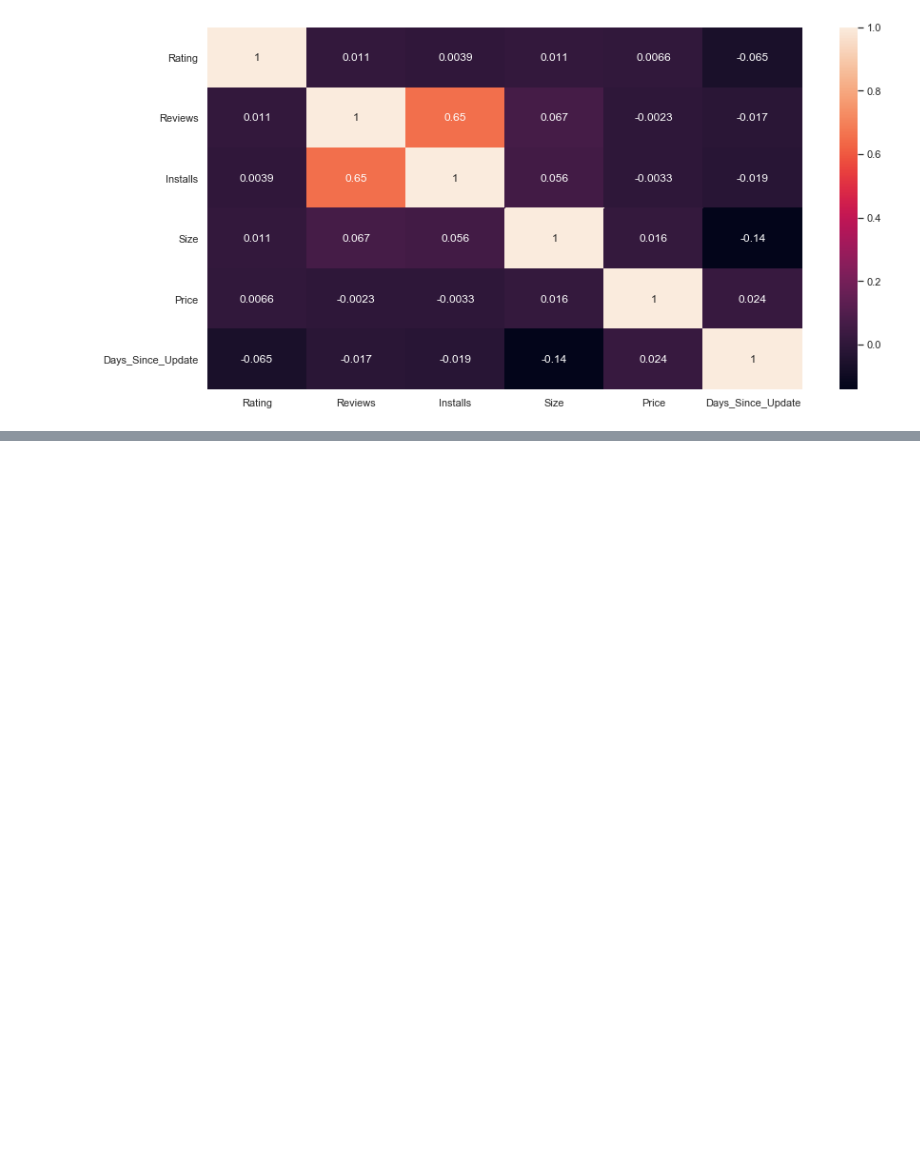
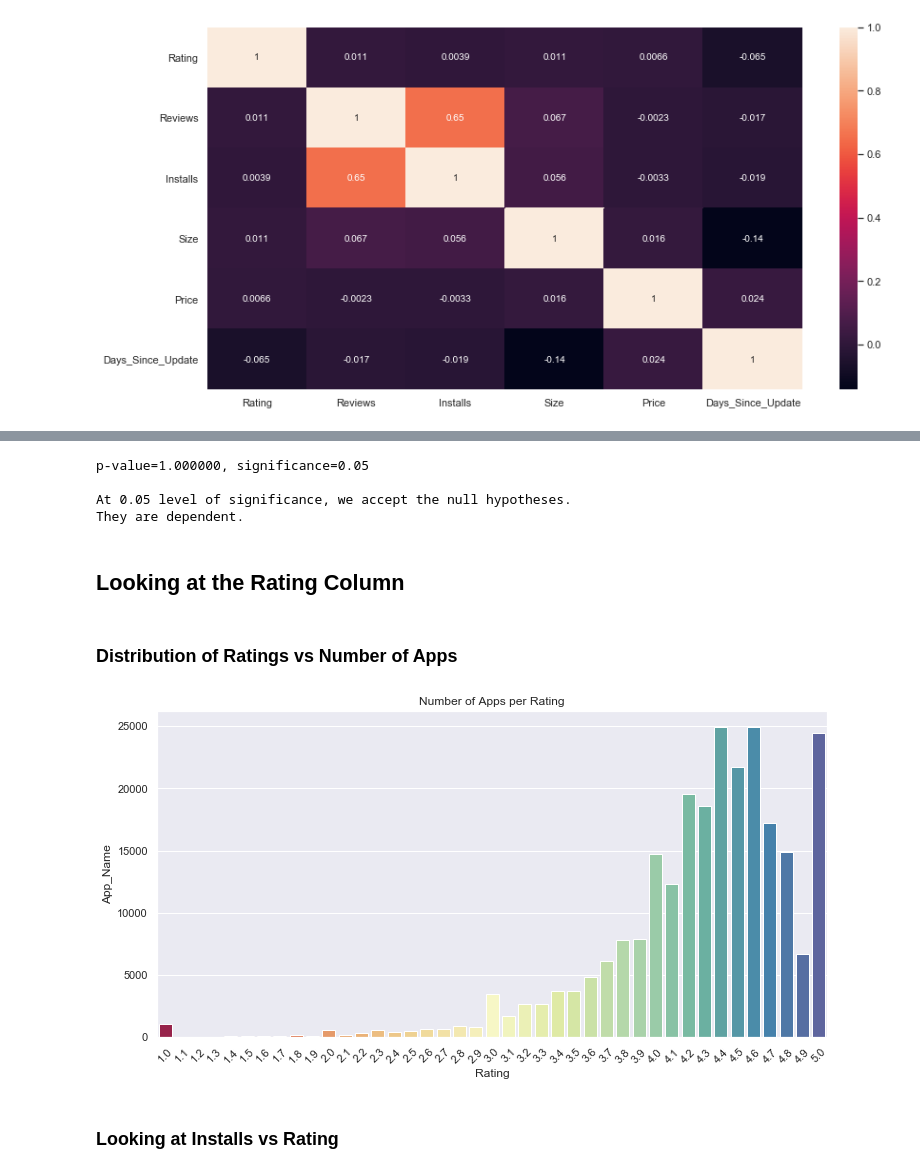
Before and after one commit to ZacharyVillarreal/Google-Play-Store-Download-Analysis, a Jupyter notebook: src/Google_Play_Store_EDA.ipynb, the cells around one changed output, grey strips where cells are left out. Saved outputs shown, nothing was run; the diff lists cells and outputs as text; code cells hidden in the pictures; blank space fills up the shorter version.

```diff
--- a/src/Google_Play_Store_EDA.ipynb
+++ b/src/Google_Play_Store_EDA.ipynb
@@ -160,0 +187,38 @@ plt.ylim(b, t);
+# %%
+# Printing out the results vs the null hypothesis
+reviews_installs_category.set_index('Category', inplace=True)
+chi, pval, dof, exp = stats.chi2_contingency(reviews_installs_category)
+significance = 0.05
+print('p-value=%.6f, significance=%.2f\n' % (pval, significance))
+if pval < significance:
+    print("""At %.2f level of significance, we reject the null hypotheses and accept H1.
+They are not independent.""" % (significance))
+else:
+    print("""At %.2f level of significance, we accept the null hypotheses.
+They are dependent.""" % (significance))
+# %% [output]
+p-value=1.000000, significance=0.05
+
+At 0.05 level of significance, we accept the null hypotheses.
+They are dependent.
+# %% [markdown]
+## Looking at the Rating Column
+# %% [markdown]
+### Distribution of Ratings vs Number of Apps
+# %%
+# Initializing a DataFrame that groups by Rating and counts the number of times it occurs
+review_distribution = pd.DataFrame(play_store_data.groupby('Rating').count()['App_Name']).reset_index()
+review_distribution.Rating  = review_distribution.Rating.round(1)
+review_distribution = review_distribution.groupby('Rating').sum().reset_index()
+review_distribution
+
+# PLotting Rating vs Installs
+fig, ax = plt.subplots(figsize = (12,6))
+plot = sns.barplot(x = review_distribution.Rating, y = review_distribution.App_Name, palette = 'Spectral')
+plot.set_xticklabels(plot.get_xticklabels(),rotation=45)
+
+plt.title('Number of Apps per Rating');
+# %% [output]
+[figure, added]
+# %% [markdown]
+### Looking at Installs vs Rating
```
Also changed, not shown: parts of 15 cells of this notebook, 1 other file.
